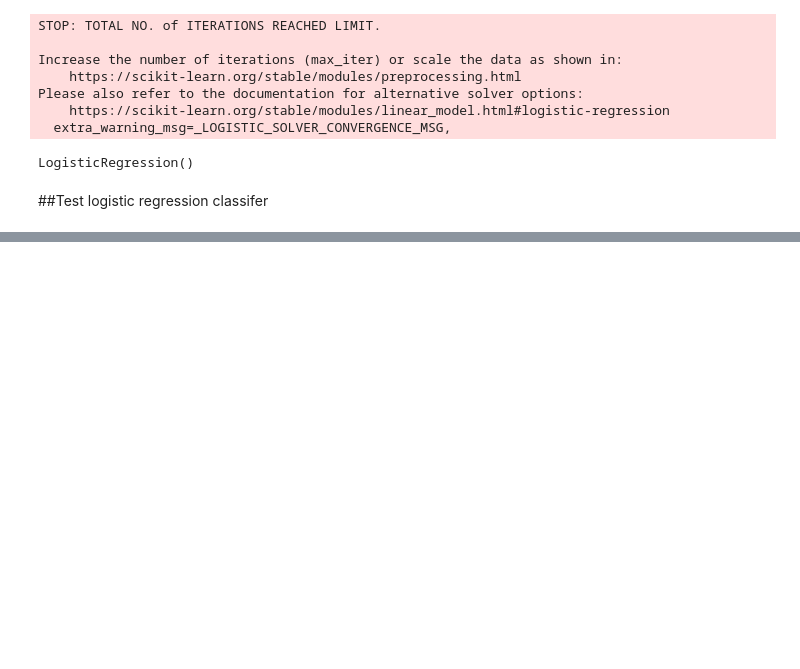
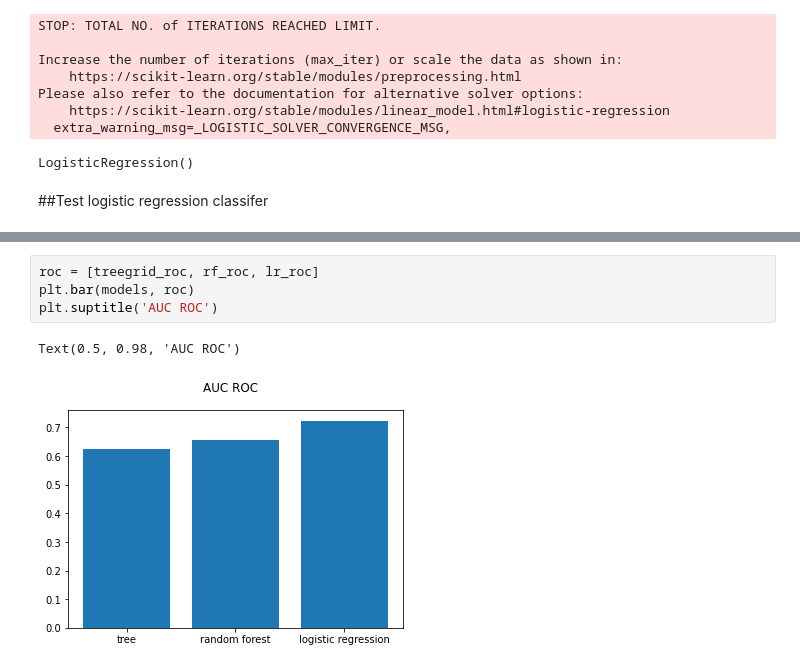
Before and after one commit to Kostia2004/DLScompetition, a Jupyter notebook: train.ipynb, the cells around one changed output, grey strips where cells are left out. Cells and saved outputs as stored; diff of their text form; blank space fills up the shorter version.

```diff
--- a/train.ipynb
+++ b/train.ipynb
@@ -241,0 +269,7 @@ recall: 0.5501285347043702
+# %%
+roc = [treegrid_roc, rf_roc, lr_roc]
+plt.bar(models, roc)
+plt.suptitle('AUC ROC')
+# %% [output]
+Text(0.5, 0.98, 'AUC ROC')
+[figure, added]
```
Also changed, not shown: parts of 10 cells of this notebook.
